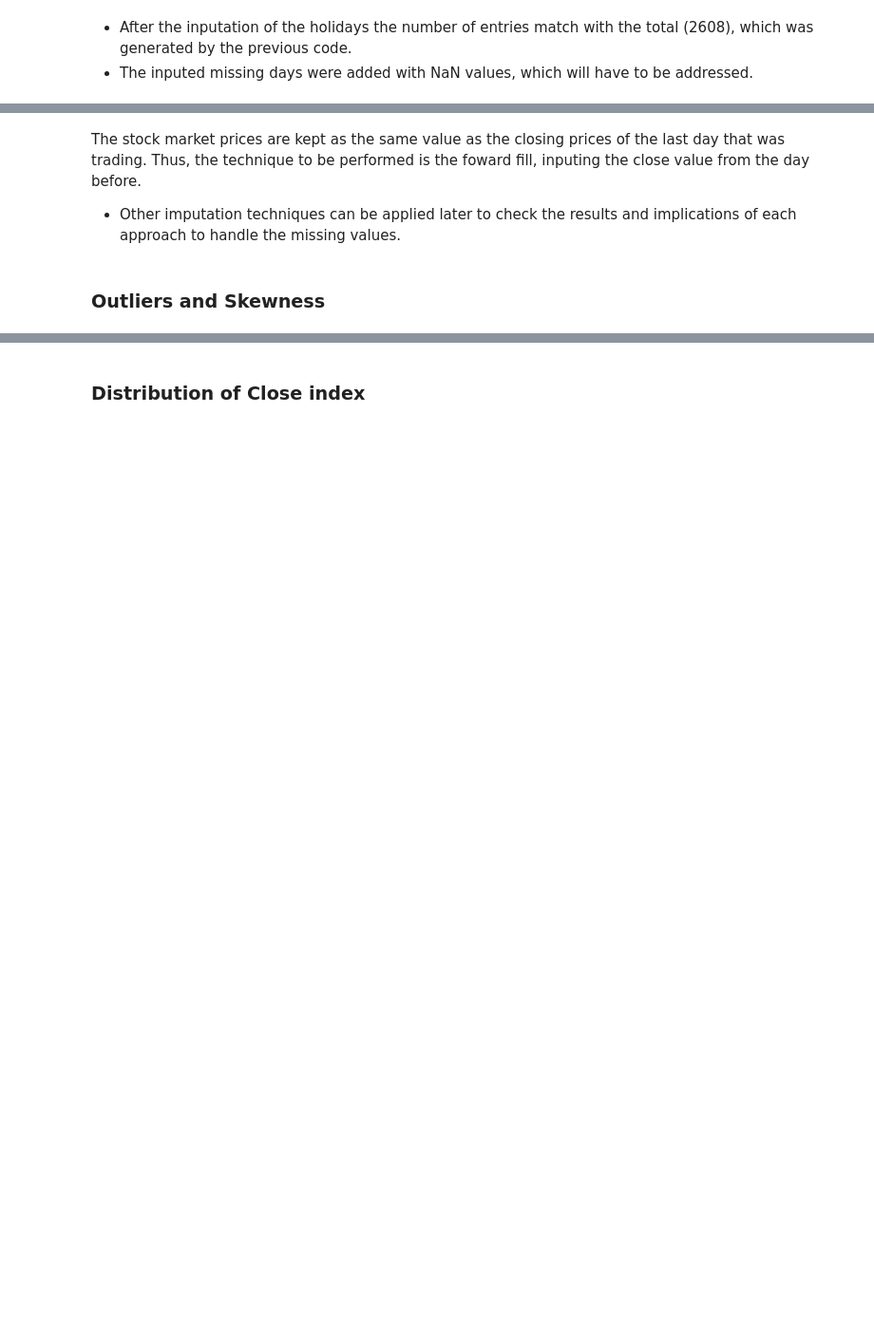
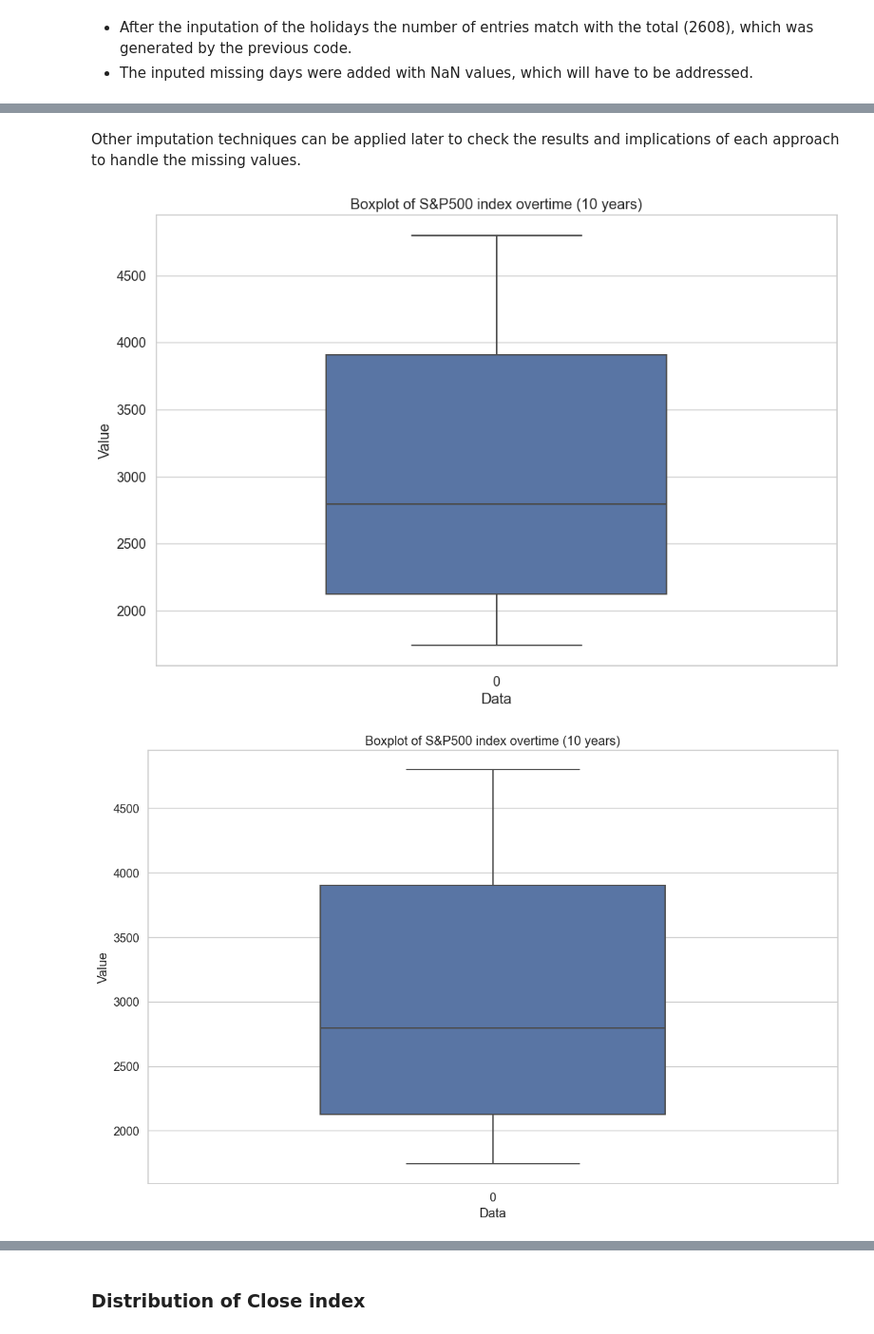
Before and after one commit to nozomu2020264/MSc-Capstone-Project, a Jupyter notebook: Capstone Project - Nozomu - 2020264.ipynb, the cells around one changed output, grey strips where cells are left out. Shown at 95% size. Drawn from its saved outputs; the diff is of its cells as text; code cells hidden in the pictures; blank space fills up the shorter version.

```diff
--- a/Capstone Project - Nozomu - 2020264.ipynb
+++ b/Capstone Project - Nozomu - 2020264.ipynb
@@ -193,6 +219,0 @@ Name: Close, Length: 2608, dtype: float64
-# %%
-# Get the 'Open' price from the next available trading day (02/01/14) in sp500_data
-next_trading_day_open = sp500_data.loc['2014-01-02', 'Open']
-
-# Fill the missing value in df_BF with the 'Open' price from the next trading day
-df_BF.loc['2014-01-01'] = next_trading_day_open
@@ -255,22 +260,30 @@ The statistical features of the imputed dataframe, the df_BF:
 - It has a mean (average) of 3005.92.
 - The standard deviation is 901.62, and in the present context can be considered high because it represents almost 30% of the avg value, but also, taking into consideration the scale of the min and max values.
 # %% [markdown]
-The stock market prices are kept as the same value as the closing prices of the last day that was trading. Thus, the technique to be performed is the foward fill, inputing the close value from the day before.
-
-- Other imputation techniques can be applied later to check the results and implications of each approach to handle the missing values.
+Other imputation techniques can be applied later to check the results and implications of each approach to handle the missing values.
-# %% [markdown]
-### Outliers and Skewness
 # %%
 plt.figure(figsize=(12, 8)) # Set up the plot and adjust the figure size.
 sns.set(style="whitegrid", font_scale=1.2) # Add a whitegrid in the backgound for clear visualization.
 # Creates the boxplot with all the columns.
 ax = sns.boxplot(data=sp500_data['Close'], width=0.5) # Sets the width to 0.5
  # Add labels and ha argument used to align the labels to the designated boxplot.
 ax.set_xlabel('Data') # Adds x-axis label.
 ax.set_ylabel('Value') # Adds y-axis label.
 ax.set_title('Boxplot of S&P500 index overtime (10 years)') # Sets title to tle boxplot.
 
+plt.figure(figsize=(12, 8)) # Set up the plot and adjust the figure size.
+sns.set(style="whitegrid", font_scale=1.2) # Add a whitegrid in the backgound for clear visualization.
+# Creates the boxplot with all the columns.
+ax = sns.boxplot(data=df_BF['Close'], width=0.5) # Sets the width to 0.5
+ # Add labels and ha argument used to align the labels to the designated boxplot.
+ax.set_xlabel('Data') # Adds x-axis label.
+ax.set_ylabel('Value') # Adds y-axis label.
+ax.set_title('Boxplot of S&P500 index overtime (10 years)') # Sets title to tle boxplot.
+
 plt.tight_layout() # Adjusts the layout.
 plt.show() # Shows the plot.
+# %% [output]
+[figure, added]
+[figure, added]
 # %% [markdown]
 - The .describe along with the boxplot shows that the mean is above the median indicating a skewness towards higher values.
```
Also changed, not shown: parts of 58 cells of this notebook.
